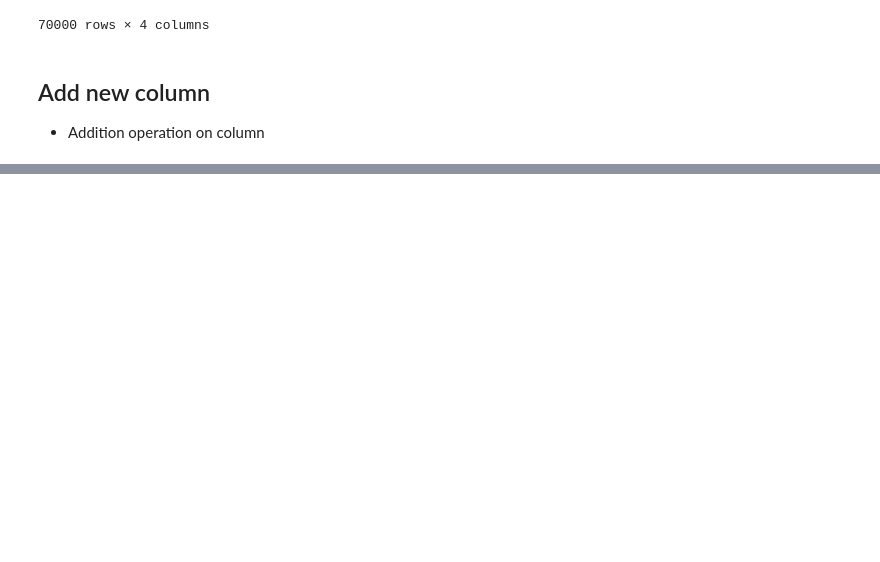
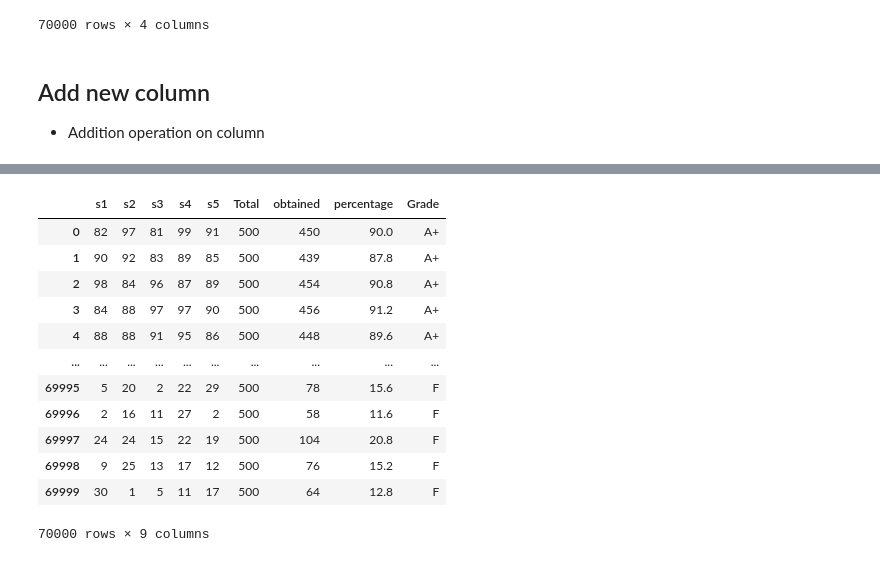
Before and after one commit to abdulsami13/Panaverse--Meta-course-, a Jupyter notebook: Python/18_class(pandas_column_functions)/class18.ipynb, the cells around one changed output, grey strips where cells are left out. Drawn from its saved outputs; the diff is of its cells as text; code cells hidden in the pictures; blank space fills up the shorter version.

```diff
--- a/Python/18_class(pandas_column_functions)/class18.ipynb
+++ b/Python/18_class(pandas_column_functions)/class18.ipynb
@@ -269,0 +270,8 @@ df
+# %%
+# df.Total = 500 # not add new column
+# df['Total'] = 500 # add new column
+df.Total = 500 # update column values
+df['Total'] = 500 # add new column
+# del df.Total #  not remove old c
+
+df
@@ -269,0 +305,4 @@ df
+# %%
+df['obtained'] = df['s1'] + df['s2'] + df['s3'] + df['s4'] + df['s5']
+df['percentage'] = df['obtained'] / df['Total'] * 100
+df
@@ -269,0 +325,18 @@ df
+# %%
+def grade(per: int)->str:
+    if per >= 80:
+        return "A+"
+    elif per >= 70:
+        return "A"
+    elif per >= 60:
+        return "B"
+    elif per >= 50:
+        return "C"
+    elif per >= 40:
+        return "D"
+    elif per >= 33:
+        return "E"
+    else:
+        return "F"
+
+grade(82)
@@ -269,0 +369,17 @@ df
+# %%
+df['Grade'] = df['percentage'].apply(grade)
+df
+# %% [output]
+|  | s1 | s2 | s3 | s4 | s5 | Total | obtained | percentage | Grade |
+| 0 | 82 | 97 | 81 | 99 | 91 | 500 | 450 | 90.0 | A+ |
+| 1 | 90 | 92 | 83 | 89 | 85 | 500 | 439 | 87.8 | A+ |
+| 2 | 98 | 84 | 96 | 87 | 89 | 500 | 454 | 90.8 | A+ |
+| 3 | 84 | 88 | 97 | 97 | 90 | 500 | 456 | 91.2 | A+ |
+| 4 | 88 | 88 | 91 | 95 | 86 | 500 | 448 | 89.6 | A+ |
+| ... | ... | ... | ... | ... | ... | ... | ... | ... | ... |
+| 69995 | 5 | 20 | 2 | 22 | 29 | 500 | 78 | 15.6 | F |
+| 69996 | 2 | 16 | 11 | 27 | 2 | 500 | 58 | 11.6 | F |
+| 69997 | 24 | 24 | 15 | 22 | 19 | 500 | 104 | 20.8 | F |
+| 69998 | 9 | 25 | 13 | 17 | 12 | 500 | 76 | 15.2 | F |
+| 69999 | 30 | 1 | 5 | 11 | 17 | 500 | 64 | 12.8 | F |
+70000 rows × 9 columns
```
Also changed, not shown: parts of 32 cells of this notebook, 2 other files.
